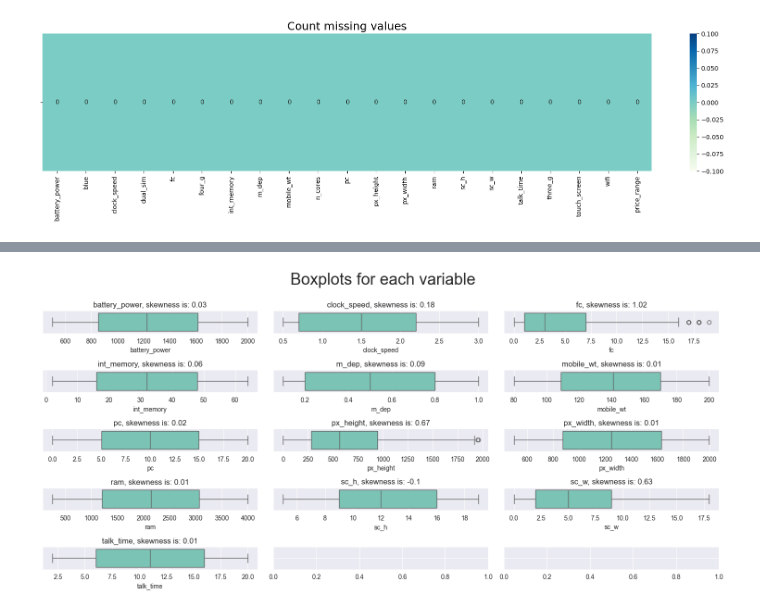
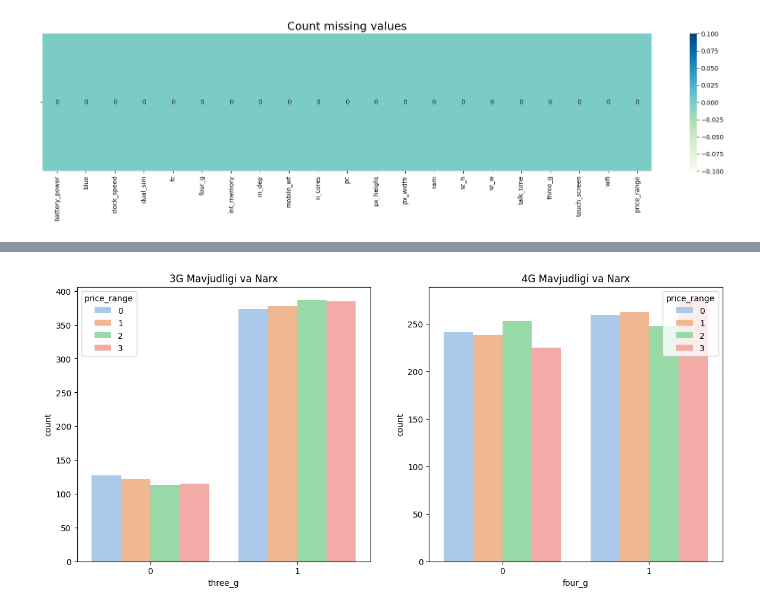
Before and after one commit to bunyod123/Modular_Programming_Projects, a Jupyter notebook: SecondWeekProject/Notebooks/data_visualization.ipynb, the cells around one changed output, grey strips where cells are left out. Cells and saved outputs as stored; diff of their text form; code cells hidden in the pictures.

```diff
--- a/SecondWeekProject/Notebooks/data_visualization.ipynb
+++ b/SecondWeekProject/Notebooks/data_visualization.ipynb
@@ -64,14 +25,11 @@ numerical_columns
-# %%
-sns.set_style('darkgrid')
-def boxplots_custom(dataset, columns_list, rows, cols, suptitle):
-    fig, axs = plt.subplots(rows, cols, sharey=True, figsize=(15,7))
-    fig.suptitle(suptitle, y=1, size=25)
-    axs = axs.flatten()
-    for i, data in enumerate(columns_list):
-        sns.boxplot(data=dataset[data], orient='h', color ='#6fcfbc', ax=axs[i])
-        axs[i].set_title(data + ', skewness is: '+str(round(dataset[data].skew(axis = 0, skipna = True), 2)))
-
-boxplots_custom(dataset=df, columns_list=num_cols, rows=5, cols=3, suptitle='Boxplots for each variable')
-plt.tight_layout()
-# %% [output]
-[figure, removed]
+# %%
+fig, axes = plt.subplots(1, 2, figsize=(14, 6))
+
+sns.countplot(x='three_g', hue='price_range', data=df, ax=axes[0], palette='pastel')
+axes[0].set_title('3G Mavjudligi va Narx')
+
+sns.countplot(x='four_g', hue='price_range', data=df, ax=axes[1], palette='pastel')
+axes[1].set_title('4G Mavjudligi va Narx')
+plt.show()
+# %% [output]
+[figure, added]
```
Also changed, not shown: parts of 6 cells of this notebook, 15 other files.
